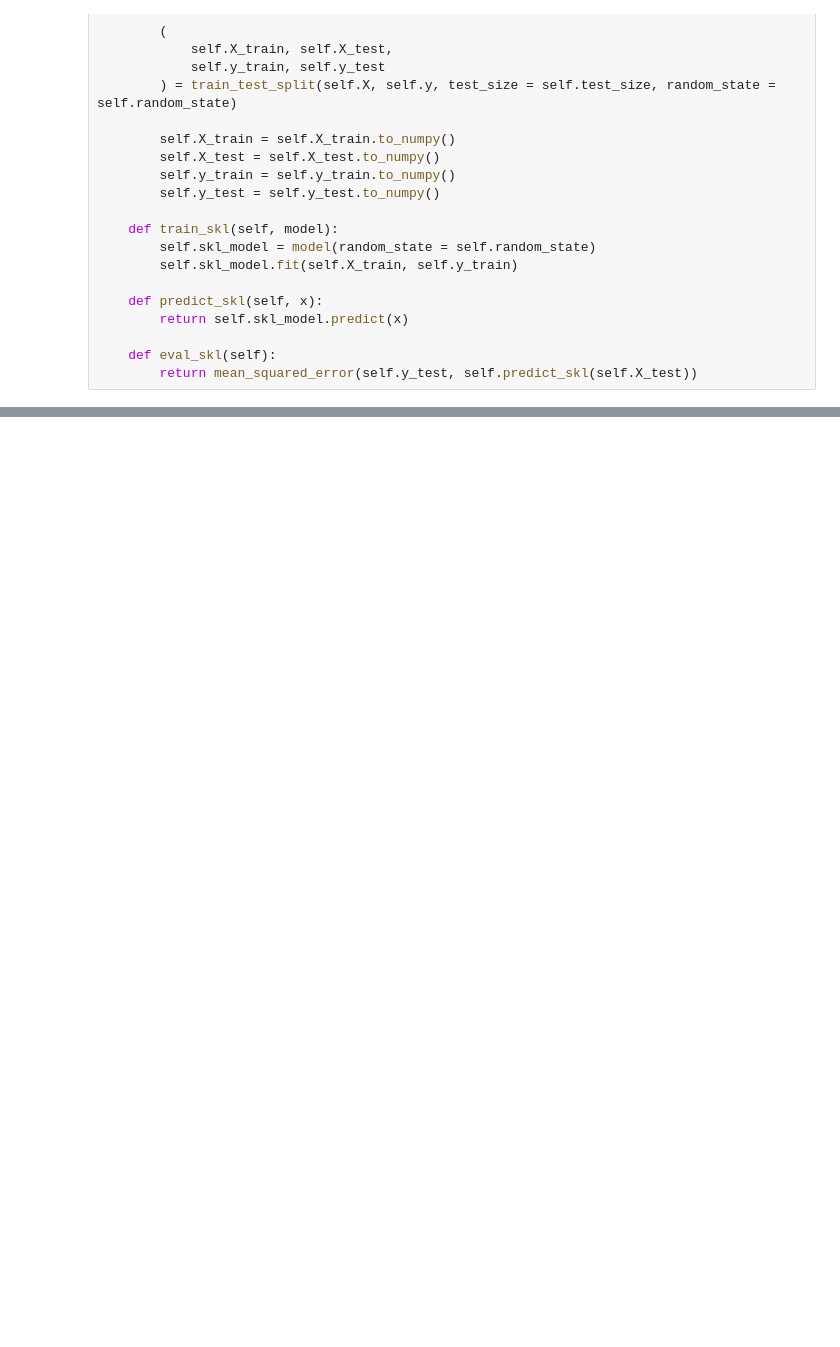
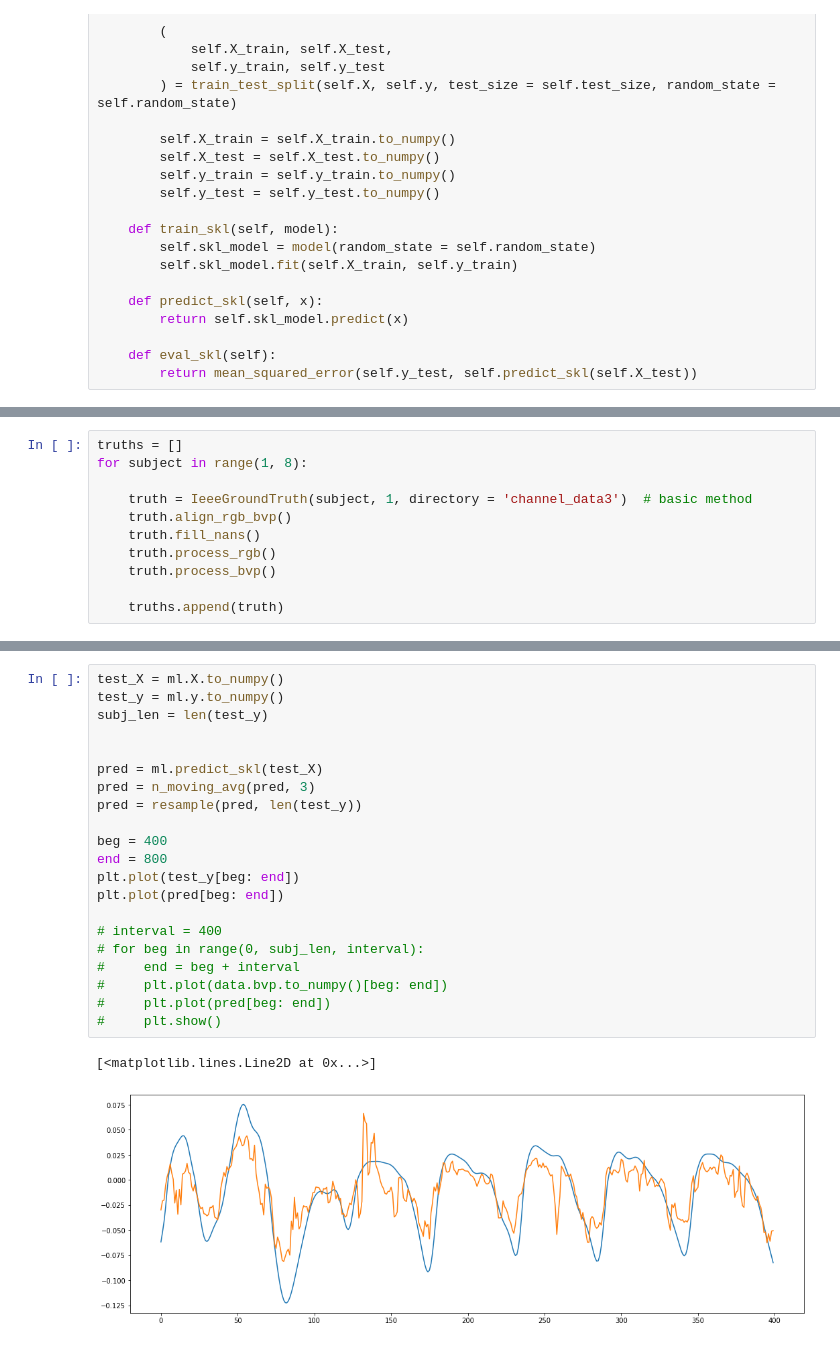
Before and after one commit to arnavpon/pydroid, a Jupyter notebook: example/android/app/src/main/python/pipeline-dev/pipeline-v1/ml.v1.ipynb, the cells around one changed output, grey strips where cells are left out. Saved outputs shown, nothing was run; the diff lists cells and outputs as text; blank space fills up the shorter version.

```diff
--- a/example/android/app/src/main/python/pipeline-dev/pipeline-v1/ml.v1.ipynb
+++ b/example/android/app/src/main/python/pipeline-dev/pipeline-v1/ml.v1.ipynb
@@ -79,0 +56,11 @@ plt.plot(pred[1000: 1800])
+# %%
+truths = []
+for subject in range(1, 8):
+
+    truth = IeeeGroundTruth(subject, 1, directory = 'channel_data3')  # basic method
+    truth.align_rgb_bvp()
+    truth.fill_nans()
+    truth.process_rgb()
+    truth.process_bvp()
+
+    truths.append(truth)
@@ -79,0 +108,24 @@ plt.plot(pred[1000: 1800])
+# %%
+test_X = ml.X.to_numpy()
+test_y = ml.y.to_numpy()
+subj_len = len(test_y)
+
+
+pred = ml.predict_skl(test_X)
+pred = n_moving_avg(pred, 3)
+pred = resample(pred, len(test_y))
+
+beg = 400
+end = 800
+plt.plot(test_y[beg: end])
+plt.plot(pred[beg: end])
+
+# interval = 400
+# for beg in range(0, subj_len, interval):
+#     end = beg + interval
+#     plt.plot(data.bvp.to_numpy()[beg: end])
+#     plt.plot(pred[beg: end])
+#     plt.show()
+# %% [output]
+[<matplotlib.lines.Line2D at 0x...>]
+[figure, added]
```
Also changed, not shown: parts of 5 cells of this notebook.
